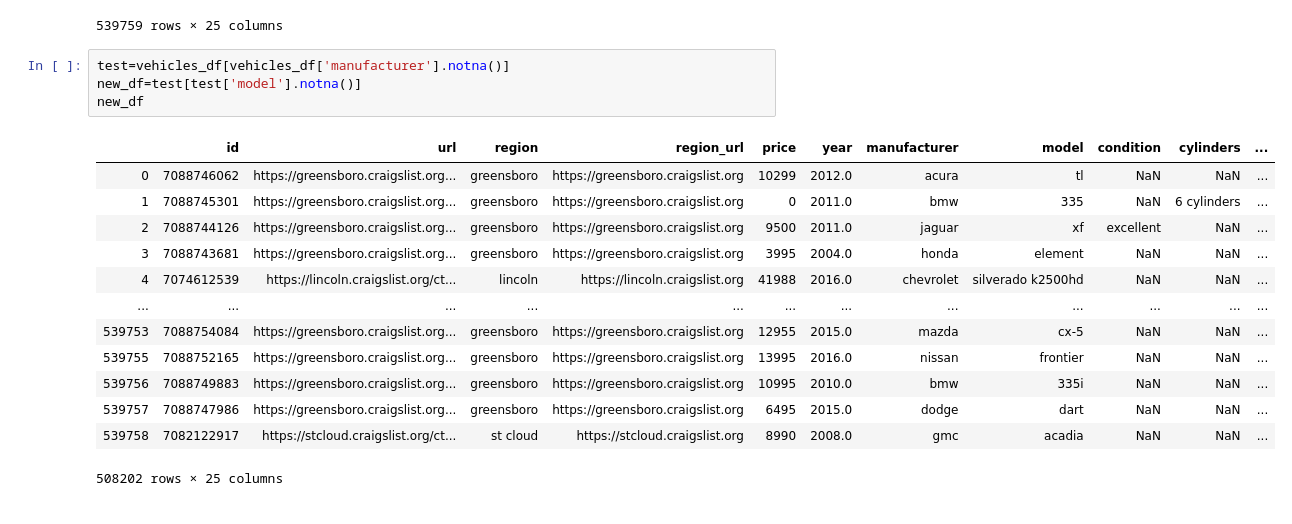
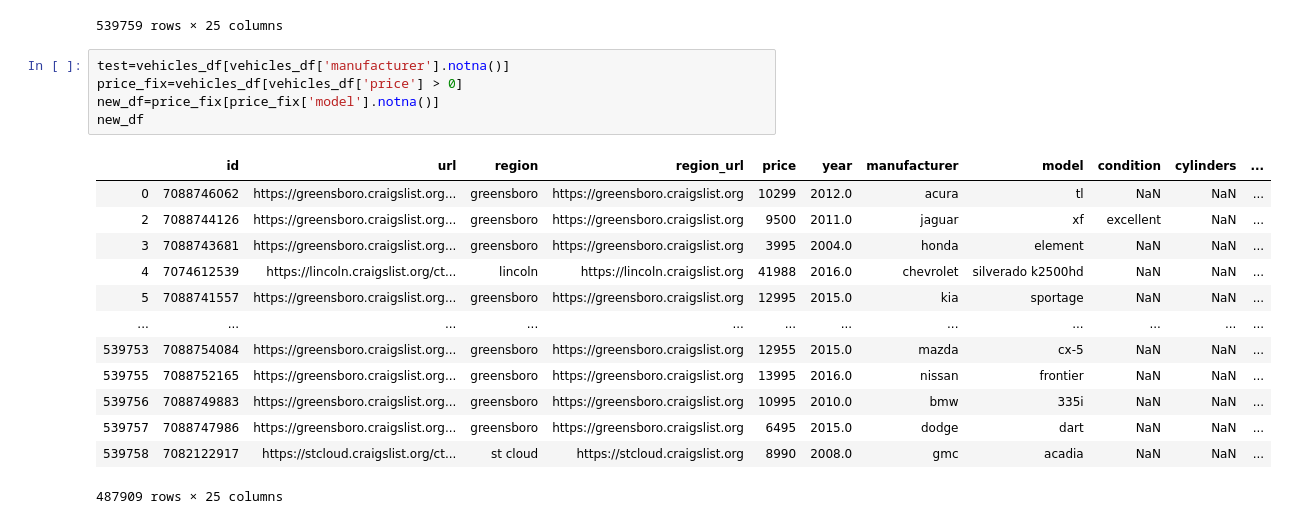
Before and after one commit to DeMauro/ETL_Project, a Jupyter notebook: Scripts/Clean_Cars.ipynb, the cells around one changed output. Drawn from its saved outputs; the diff is of its cells as text.

```diff
--- a/Scripts/Clean_Cars.ipynb
+++ b/Scripts/Clean_Cars.ipynb
@@ -21,20 +22,21 @@ vehicles_df
 539759 rows × 25 columns
 # %%
 test=vehicles_df[vehicles_df['manufacturer'].notna()]
-new_df=test[test['model'].notna()]
+price_fix=vehicles_df[vehicles_df['price'] > 0]
+new_df=price_fix[price_fix['model'].notna()]
 new_df
 # %% [output]
 |  | id | url | region | region_url | price | year | manufacturer | model | condition | cylinders | ... |
 | 0 | 7088746062 | https://greensboro.craigslist.org... | greensboro | https://greensboro.craigslist.org | 10299 | 2012.0 | acura | tl | NaN | NaN | ... |
-| 1 | 7088745301 | https://greensboro.craigslist.org... | greensboro | https://greensboro.craigslist.org | 0 | 2011.0 | bmw | 335 | NaN | 6 cylinders | ... |
 | 2 | 7088744126 | https://greensboro.craigslist.org... | greensboro | https://greensboro.craigslist.org | 9500 | 2011.0 | jaguar | xf | excellent | NaN | ... |
 | 3 | 7088743681 | https://greensboro.craigslist.org... | greensboro | https://greensboro.craigslist.org | 3995 | 2004.0 | honda | element | NaN | NaN | ... |
 | 4 | 7074612539 | https://lincoln.craigslist.org/ct... | lincoln | https://lincoln.craigslist.org | 41988 | 2016.0 | chevrolet | silverado k2500hd | NaN | NaN | ... |
+| 5 | 7088741557 | https://greensboro.craigslist.org... | greensboro | https://greensboro.craigslist.org | 12995 | 2015.0 | kia | sportage | NaN | NaN | ... |
 | ... | ... | ... | ... | ... | ... | ... | ... | ... | ... | ... | ... |
 | 539753 | 7088754084 | https://greensboro.craigslist.org... | greensboro | https://greensboro.craigslist.org | 12955 | 2015.0 | mazda | cx-5 | NaN | NaN | ... |
 | 539755 | 7088752165 | https://greensboro.craigslist.org... | greensboro | https://greensboro.craigslist.org | 13995 | 2016.0 | nissan | frontier | NaN | NaN | ... |
 | 539756 | 7088749883 | https://greensboro.craigslist.org... | greensboro | https://greensboro.craigslist.org | 10995 | 2010.0 | bmw | 335i | NaN | NaN | ... |
 | 539757 | 7088747986 | https://greensboro.craigslist.org... | greensboro | https://greensboro.craigslist.org | 6495 | 2015.0 | dodge | dart | NaN | NaN | ... |
 | 539758 | 7082122917 | https://stcloud.craigslist.org/ct... | st cloud | https://stcloud.craigslist.org | 8990 | 2008.0 | gmc | acadia | NaN | NaN | ... |
-508202 rows × 25 columns
+487909 rows × 25 columns
 # %%
```
Also changed, not shown: parts of 5 cells of this notebook, 1 other file.
